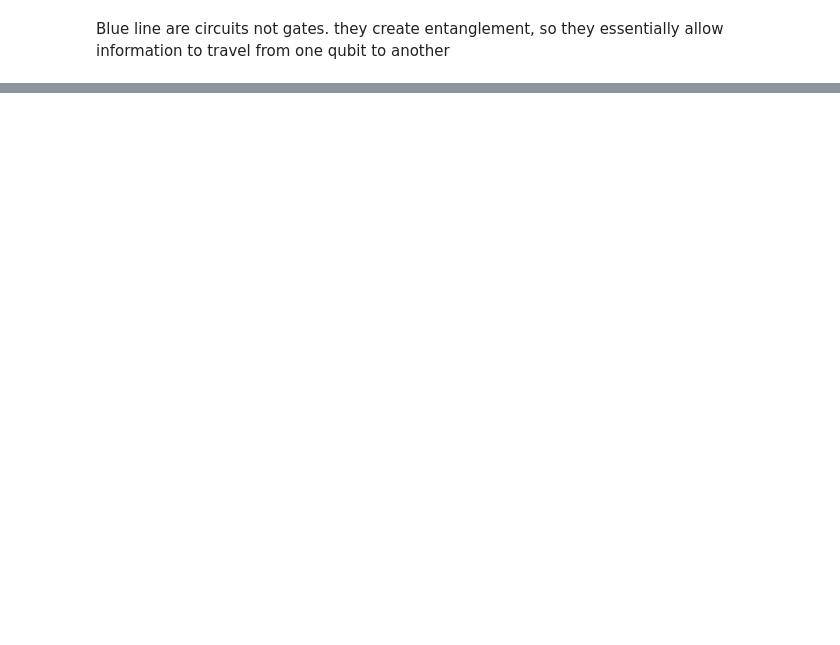
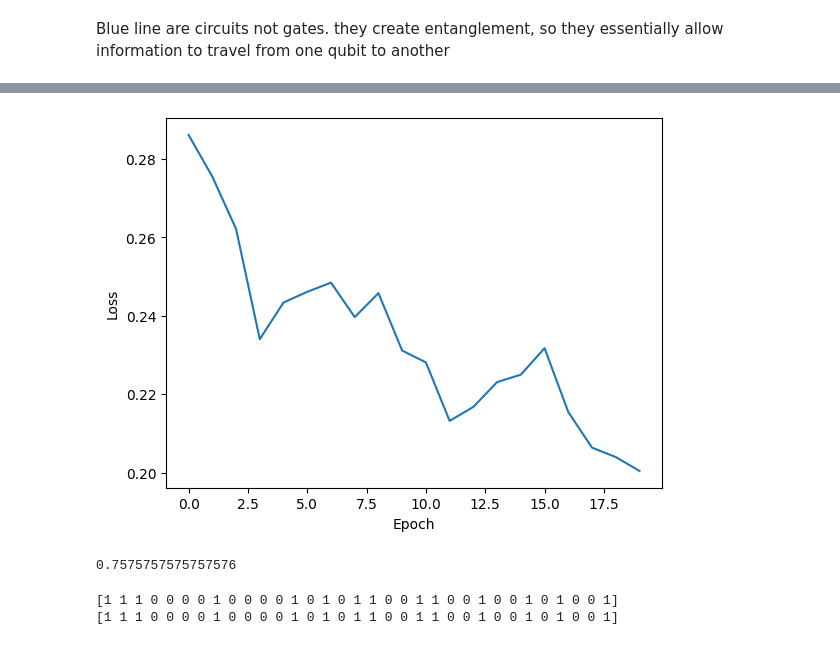
Before and after one commit to pfaustLouKy/cse696, a Jupyter notebook: MLtutorial.ipynb, the cells around one changed output, grey strips where cells are left out. Drawn from its saved outputs; the diff is of its cells as text; code cells hidden in the pictures; blank space fills up the shorter version.

```diff
--- a/MLtutorial.ipynb
+++ b/MLtutorial.ipynb
@@ -127,0 +224,37 @@ Blue line are circuits not gates. they create entanglement, so they essentially
+# %%
+def accuracy(X, Y, theta):
+
+      counter = 0
+      for X_i, Y_i in zip(X, Y):
+
+          prediction = quantum_nn(X_i, theta)
+
+          if prediction < 0.5 and Y_i == 0:
+               counter +=1
+          elif prediction >= 0.5 and Y_i == 1:
+               counter +=1
+      return counter/len(Y)
+# %%
+eta = 0.05
+
+loss_list = []
+theta = np.ones(N)
+
+print("Epoch \t Loss \t Tranining Accuracy")
+
+# training epoch
+for i in range(20):
+
+    loss_tmp = []
+
+    for X_i, Y_i in zip(X_train, Y_train):
+
+        prediction = quantum_nn(X_i, theta)
+        loss_tmp.append(loss(prediction, Y_i))
+
+        # update theta,gradient descent rule
+        theta = theta - eta * gradient(X_i, Y_i, theta)
+
+    loss_list.append(np.mean(loss_tmp))
+    acc = accuracy(X_train, Y_train, theta)
+    print(f"{i} \t {loss_list[-1]:.3f} \t {acc:.3f}")
@@ -127,0 +279,22 @@ Blue line are circuits not gates. they create entanglement, so they essentially
+# %%
+import matplotlib.pyplot as plt
+
+plt.plot(loss_list)
+plt.xlabel("Epoch")
+plt.ylabel("Loss")
+plt.show()
+# %% [output]
+[figure, added]
+# %%
+accuracy(X_test, Y_test, theta)
+# %% [output]
+0.7575757575757576
+# %%
+clf = svm.SVC()
+clf.fit(X_train, Y_train)
+
+print(clf.predict(X_test))
+print(Y_test)
+# %% [output]
+[1 1 1 0 0 0 0 1 0 0 0 0 1 0 1 0 1 1 0 0 1 1 0 0 1 0 0 1 0 1 0 0 1]
+[1 1 1 0 0 0 0 1 0 0 0 0 1 0 1 0 1 1 0 0 1 1 0 0 1 0 0 1 0 1 0 0 1]
```
Also changed, not shown: parts of 14 cells of this notebook, 1 other file.
